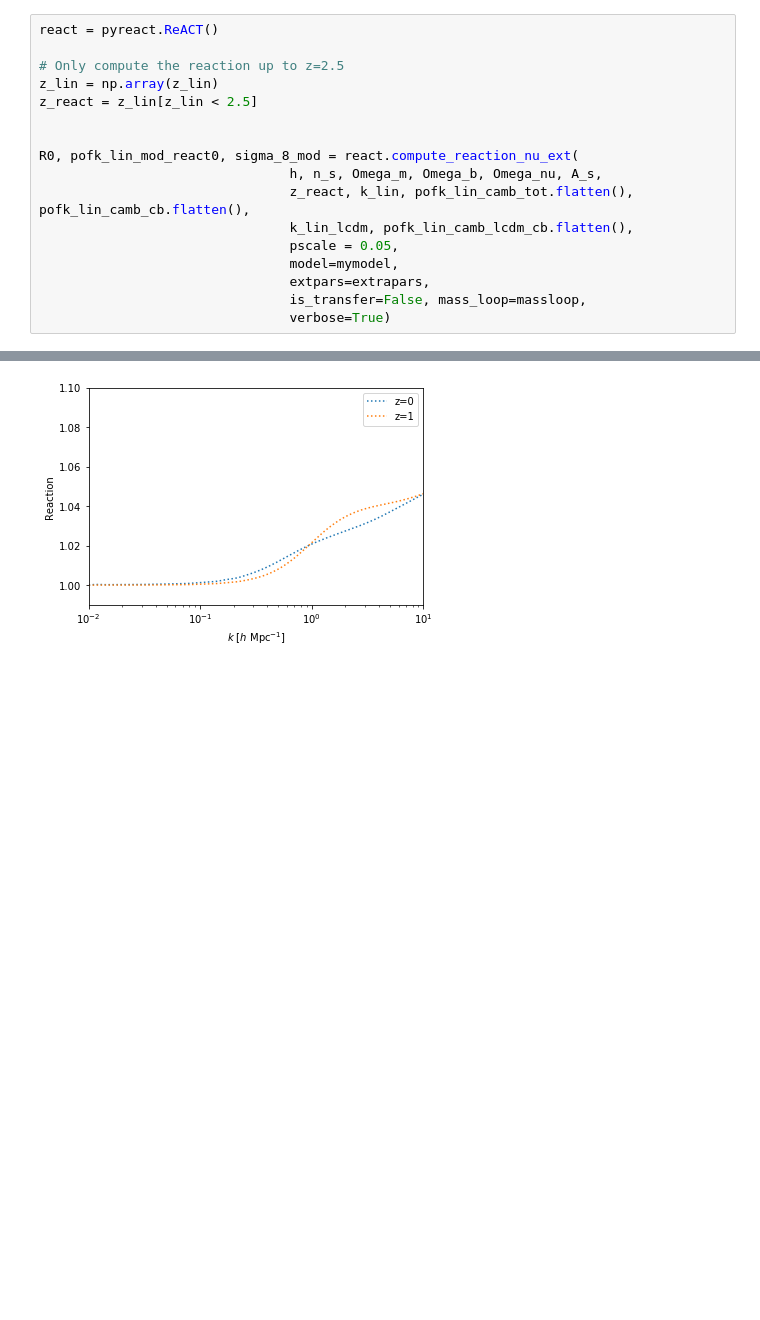
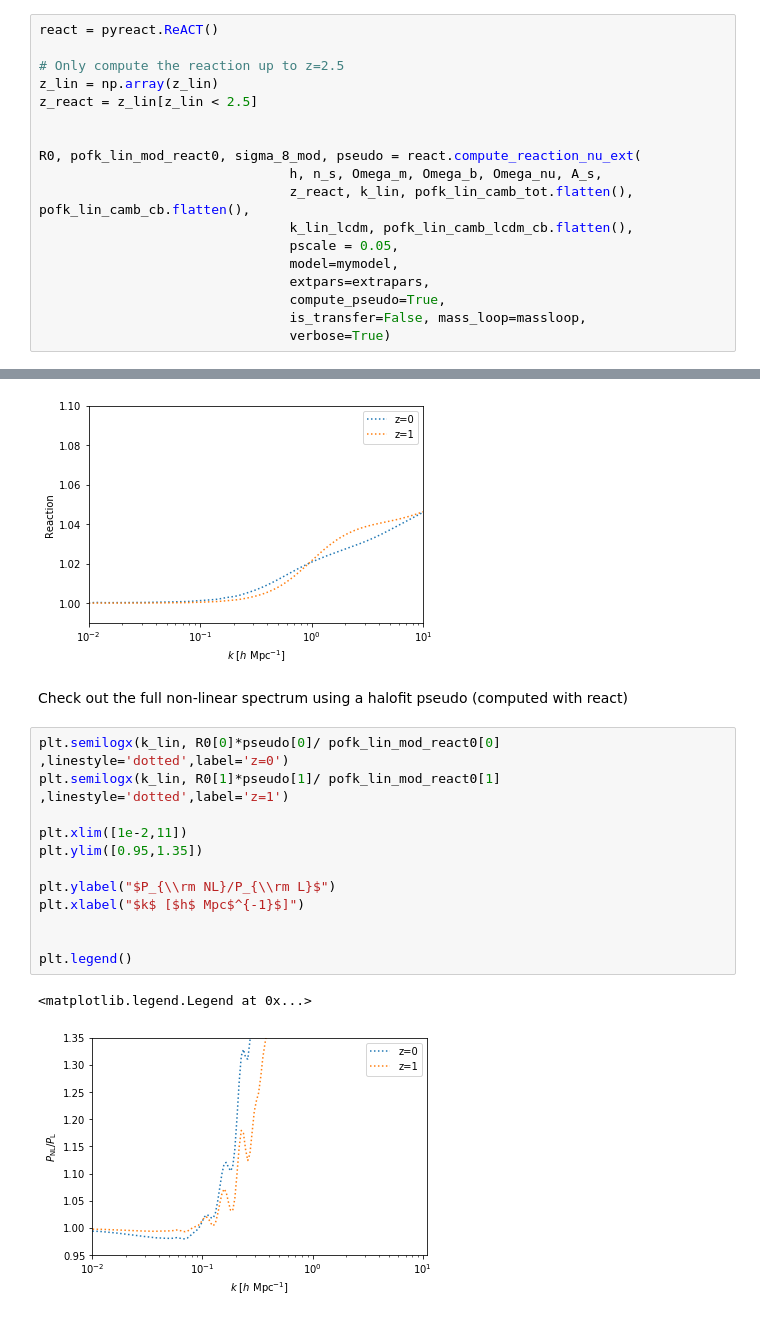
Before and after one commit to nebblu/ACTio-ReACTio, a Jupyter notebook: notebooks/pyreact_demo-neutrinos.ipynb, the cells around one changed output, grey strips where cells are left out. Drawn from its saved outputs; the diff is of its cells as text; blank space fills up the shorter version.

```diff
--- a/notebooks/pyreact_demo-neutrinos.ipynb
+++ b/notebooks/pyreact_demo-neutrinos.ipynb
@@ -99,13 +99,14 @@ z_lin = np.array(z_lin)
 z_react = z_lin[z_lin < 2.5]
 
 
-R0, pofk_lin_mod_react0, sigma_8_mod = react.compute_reaction_nu_ext(
+R0, pofk_lin_mod_react0, sigma_8_mod, pseudo = react.compute_reaction_nu_ext(
                                 h, n_s, Omega_m, Omega_b, Omega_nu, A_s,
                                 z_react, k_lin, pofk_lin_camb_tot.flatten(), pofk_lin_camb_cb.flatten(),
                                 k_lin_lcdm, pofk_lin_camb_lcdm_cb.flatten(),
                                 pscale = 0.05,
                                 model=mymodel,
                                 extpars=extrapars,
+                                compute_pseudo=True,
                                 is_transfer=False, mass_loop=massloop,
                                 verbose=True)
 # %% [markdown]
@@ -138,3 +139,20 @@ plt.legend()
 # %% [output]
 <matplotlib.legend.Legend at 0x...>
 [figure]
+# %% [markdown]
+Check out the full non-linear spectrum using a halofit pseudo (computed with react)
+# %%
+plt.semilogx(k_lin, R0[0]*pseudo[0]/ pofk_lin_mod_react0[0] ,linestyle='dotted',label='z=0')
+plt.semilogx(k_lin, R0[1]*pseudo[1]/ pofk_lin_mod_react0[1] ,linestyle='dotted',label='z=1')
+
+plt.xlim([1e-2,11])
+plt.ylim([0.95,1.35])
+
+plt.ylabel("$P_{\\rm NL}/P_{\\rm L}$")
+plt.xlabel("$k$ [$h$ Mpc$^{-1}$]")
+
+
+plt.legend()
+# %% [output]
+<matplotlib.legend.Legend at 0x...>
+[figure, added]
```
Also changed, not shown: 3 other files.
